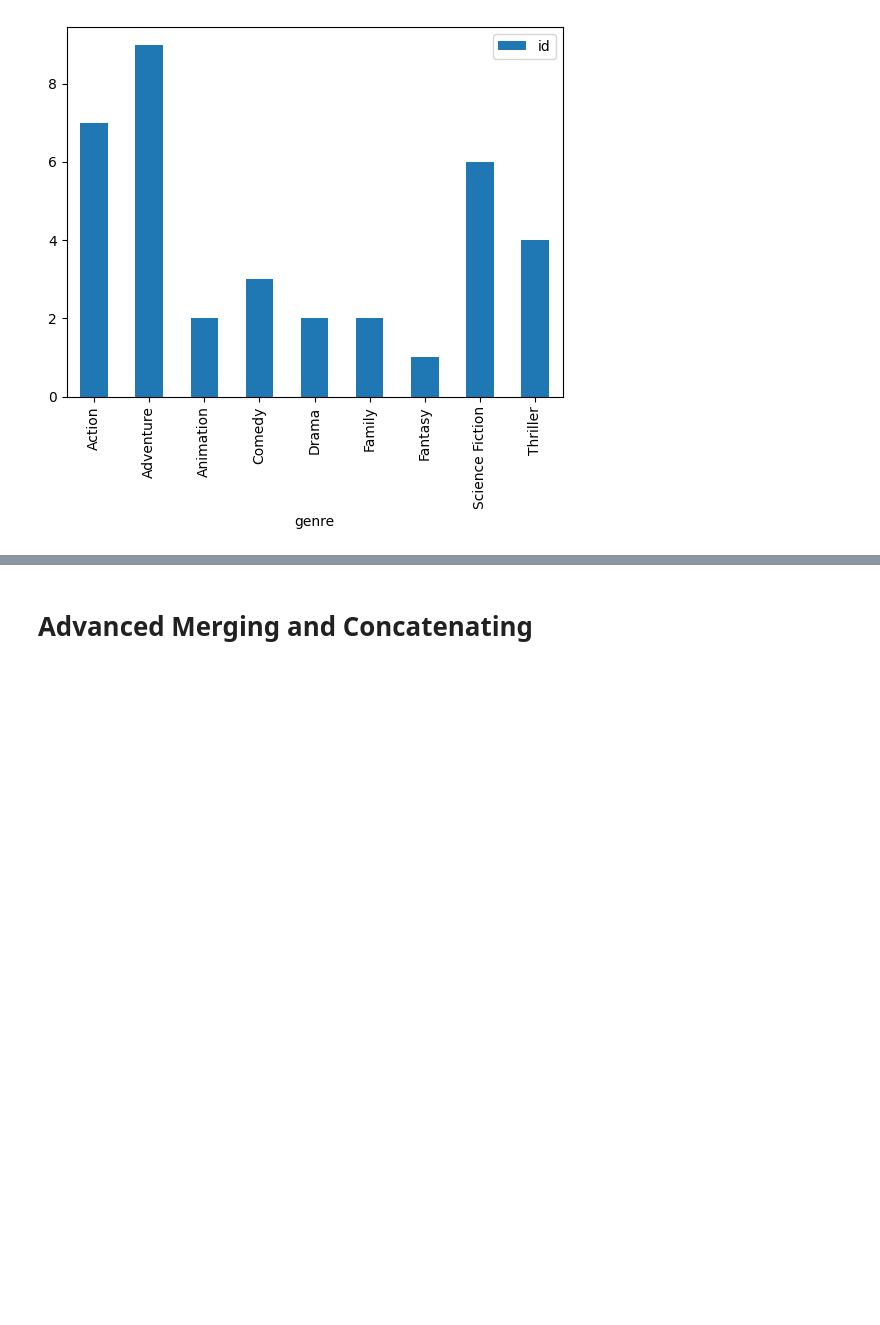
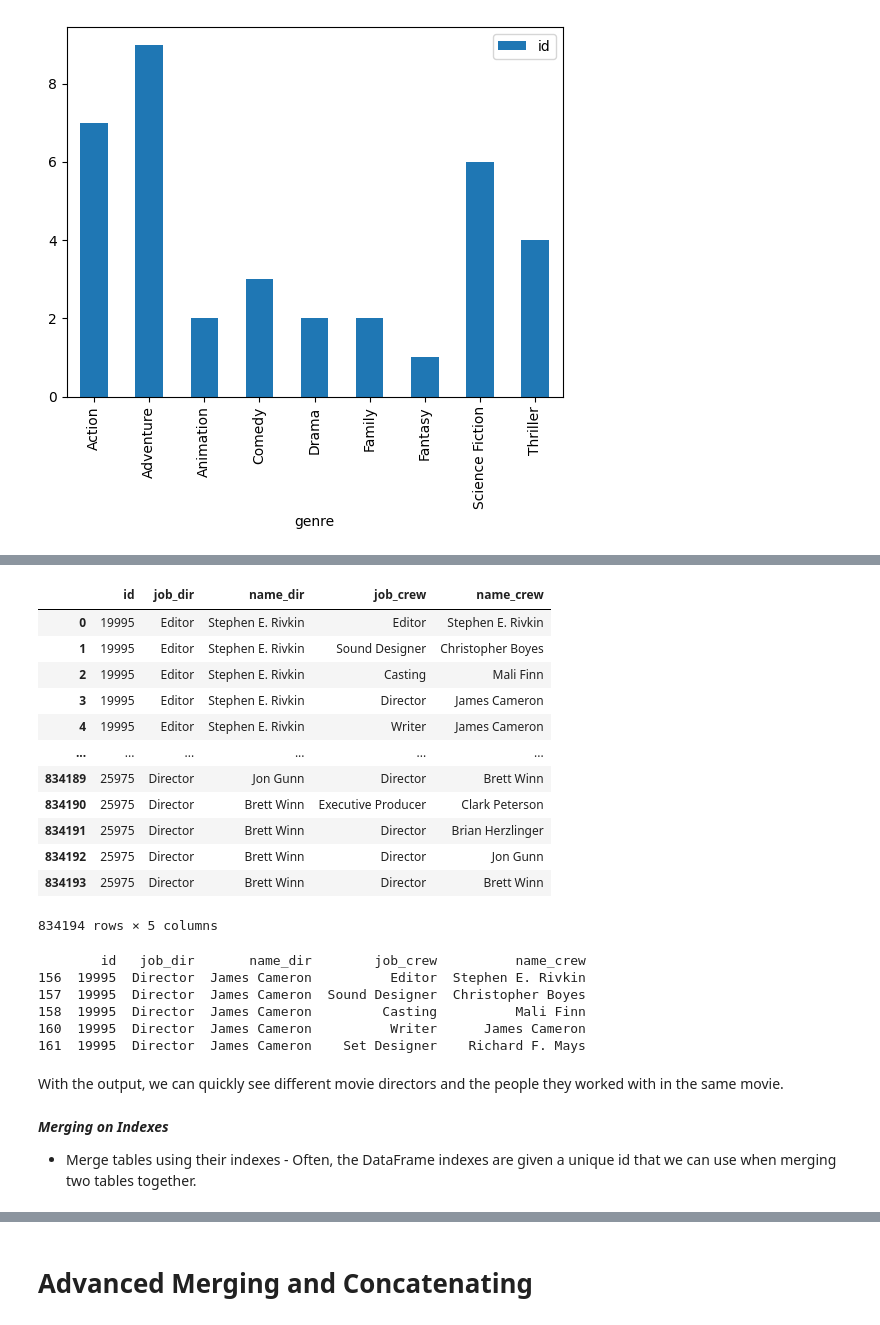
Before and after one commit to rashmishreev/the-data-repository, a Jupyter notebook: data-science-python/pandas/joining-data-pandas.ipynb, the cells around one changed output, grey strips where cells are left out. Cells and saved outputs as stored; diff of their text form; code cells hidden in the pictures; blank space fills up the shorter version.

```diff
--- a/data-science-python/pandas/joining-data-pandas.ipynb
+++ b/data-science-python/pandas/joining-data-pandas.ipynb
@@ -586,0 +607,3 @@ An outer join will return all of the rows from both tables regardless if there i
+# %%
+crews = pd.read_pickle('../data/pandas_datasets/pandas-joins/crews.p')
+crews.head(5)
@@ -586,0 +617,3 @@ An outer join will return all of the rows from both tables regardless if there i
+# %%
+crews_df = crews.drop(columns=['department'])
+crews_df
@@ -586,0 +634,20 @@ An outer join will return all of the rows from both tables regardless if there i
+# %%
+# Merge the crews table to itself
+crews_self_merged = crews_df.merge(crews_df, on='id', how='inner',
+                                suffixes=('_dir','_crew'))
+# %%
+crews_self_merged
+# %% [output]
+|  | id | job_dir | name_dir | job_crew | name_crew |
+| 0 | 19995 | Editor | Stephen E. Rivkin | Editor | Stephen E. Rivkin |
+| 1 | 19995 | Editor | Stephen E. Rivkin | Sound Designer | Christopher Boyes |
+| 2 | 19995 | Editor | Stephen E. Rivkin | Casting | Mali Finn |
+| 3 | 19995 | Editor | Stephen E. Rivkin | Director | James Cameron |
+| 4 | 19995 | Editor | Stephen E. Rivkin | Writer | James Cameron |
+| ... | ... | ... | ... | ... | ... |
+| 834189 | 25975 | Director | Jon Gunn | Director | Brett Winn |
+| 834190 | 25975 | Director | Brett Winn | Executive Producer | Clark Peterson |
+| 834191 | 25975 | Director | Brett Winn | Director | Brian Herzlinger |
+| 834192 | 25975 | Director | Brett Winn | Director | Jon Gunn |
+| 834193 | 25975 | Director | Brett Winn | Director | Brett Winn |
+834194 rows × 5 columns
@@ -586,0 +659,15 @@ An outer join will return all of the rows from both tables regardless if there i
+# %%
+# Print the first few rows of direct_crews
+print(direct_crews.head())
+# %% [output]
+        id   job_dir       name_dir        job_crew          name_crew
+156  19995  Director  James Cameron          Editor  Stephen E. Rivkin
+157  19995  Director  James Cameron  Sound Designer  Christopher Boyes
+158  19995  Director  James Cameron         Casting          Mali Finn
+160  19995  Director  James Cameron          Writer      James Cameron
+161  19995  Director  James Cameron    Set Designer    Richard F. Mays
+# %% [markdown]
+With the output, we can quickly see different movie directors and the people they worked with in the same movie.
+# %% [markdown]
+***Merging on Indexes***
+- Merge tables using their indexes - Often, the DataFrame indexes are given a unique id that we can use when merging two tables together.
```
Also changed, not shown: parts of 18 cells of this notebook, 1 other file.
